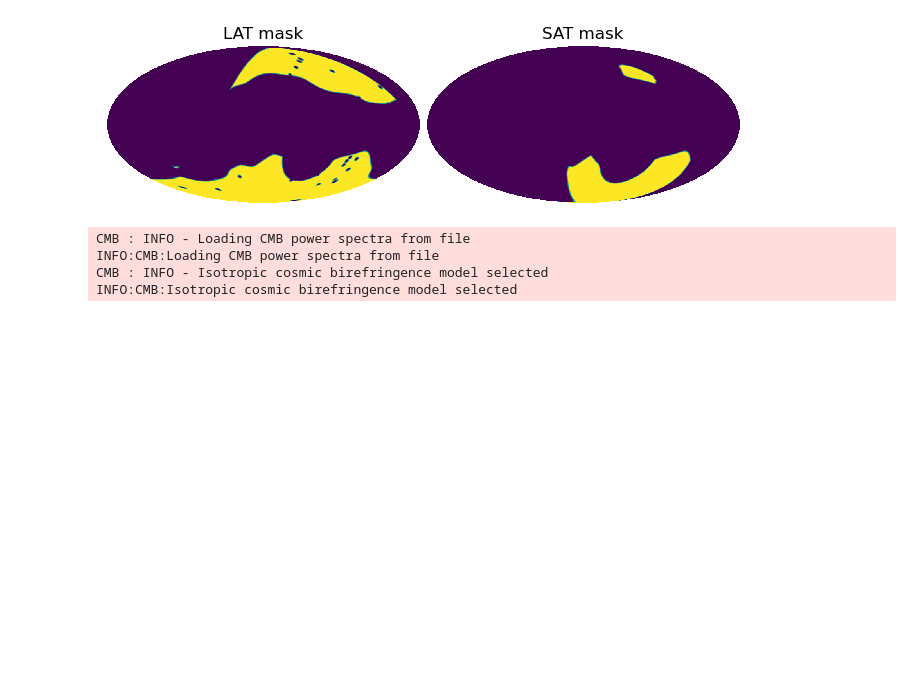
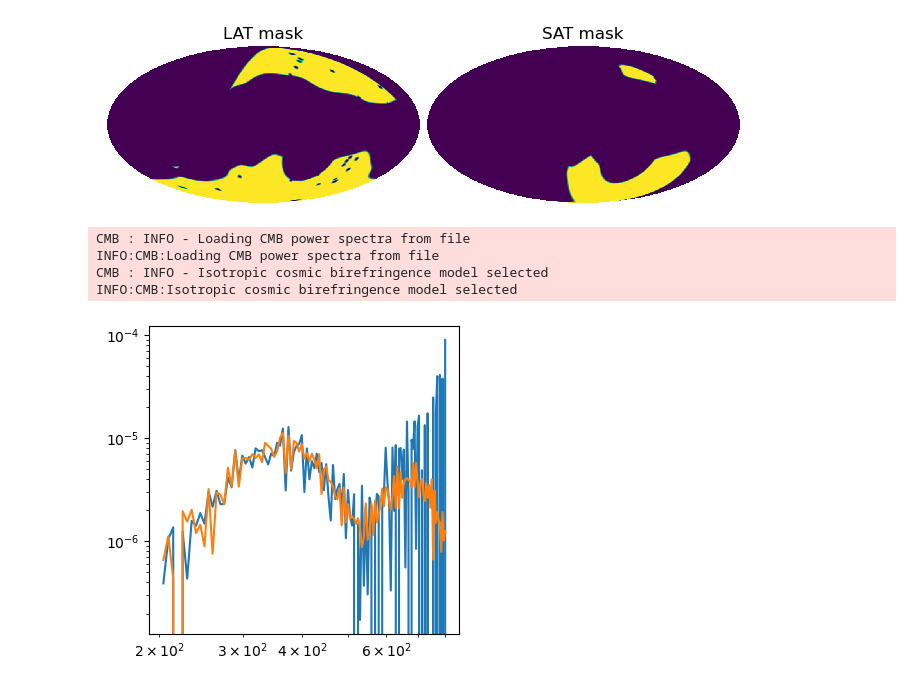
Before and after one commit to antolonappan/solat_cb, a Jupyter notebook: notebooks/calibration.ipynb, the cells around one changed output. Drawn from its saved outputs; the diff is of its cells as text; code cells hidden in the pictures; blank space fills up the shorter version.

```diff
--- a/notebooks/calibration.ipynb
+++ b/notebooks/calibration.ipynb
@@ -64,12 +64,14 @@ hp.mollview(satspectra.mask,title='SAT mask',cbar=False,sub=(1,2,2))
 # %% [output]
 [figure]
 # %%
-c = Sat4Lat(lib,satspectra,10,900,0.07,alpha_sat,beta)#+latspectra,alpha_lat)
+c = Sat4Lat(lib,satspectra,200,800,0.1,alpha_sat,beta,avoid_freq_s=['27','39','225','280'])#,latlib=latspectra,alpha_lat=alpha_lat)
+c.plot_spectra('SAT')
 # %% [output]
 CMB : INFO - Loading CMB power spectra from file
 INFO:CMB:Loading CMB power spectra from file
 CMB : INFO - Isotropic cosmic birefringence model selected
 INFO:CMB:Isotropic cosmic birefringence model selected
+[figure, added]
 # %%
 c.plot_getdist(100,2000,avoid_sat=False,beta_only=True)
 # %% [output]
```
Also changed, not shown: parts of 3 cells of this notebook, 1 other file.
